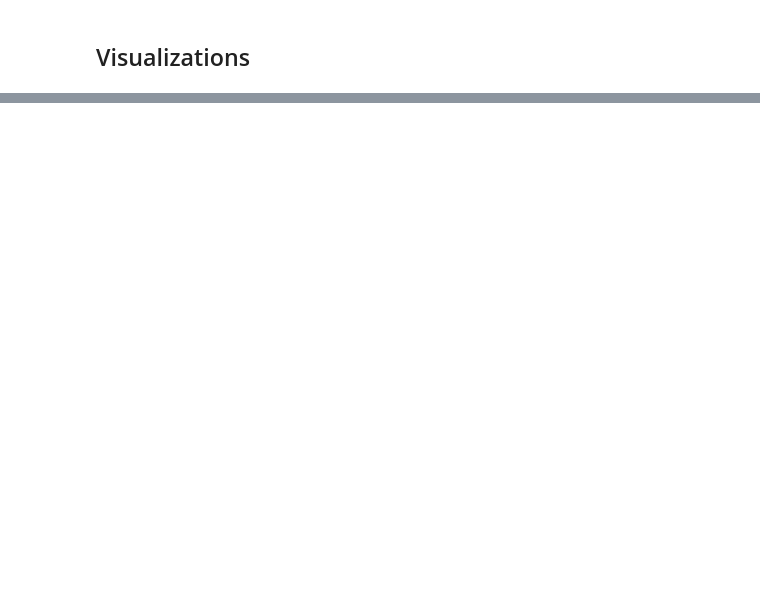
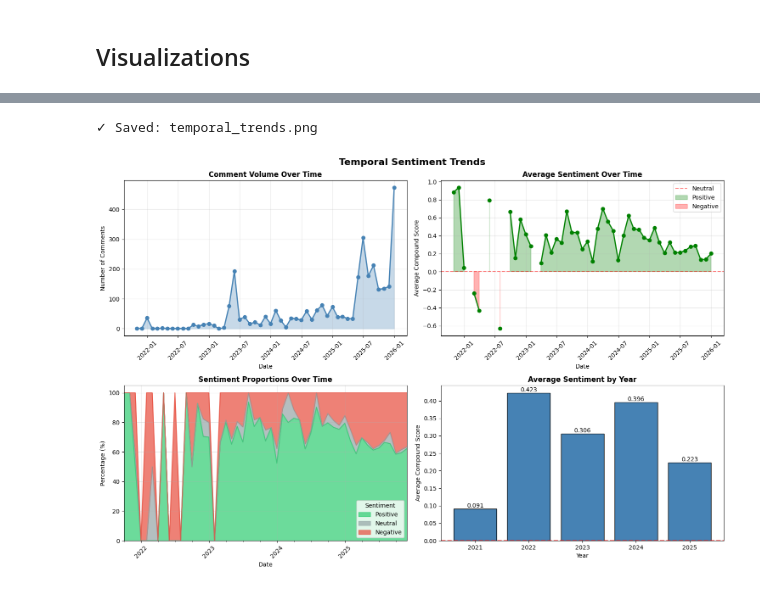
Before and after one commit to archishabhatt/AI_SentimentAnalysis, a Jupyter notebook: notebooks/ida_and_eda.ipynb, the cells around one changed output, grey strips where cells are left out. Saved outputs shown, nothing was run; the diff lists cells and outputs as text; code cells hidden in the pictures; blank space fills up the shorter version.

```diff
--- a/notebooks/ida_and_eda.ipynb
+++ b/notebooks/ida_and_eda.ipynb
@@ -570,0 +204,69 @@ ValueError: Mime type rendering requires nbformat>=4.2.0 but it is not installed
+# %%
+fig, axes = plt.subplots(2, 2, figsize=(15, 10))
+fig.suptitle('Temporal Sentiment Trends', fontsize=16, fontweight='bold')
+
+# 1. Comments Over Time
+ax = axes[0, 0]
+df_time = df.set_index('created_at').resample('M').size()
+ax.plot(df_time.index, df_time.values, marker='o', linewidth=2, color='steelblue')
+ax.fill_between(df_time.index, df_time.values, alpha=0.3, color='steelblue')
+ax.set_title('Comment Volume Over Time', fontweight='bold')
+ax.set_xlabel('Date')
+ax.set_ylabel('Number of Comments')
+ax.grid(True, alpha=0.3)
+plt.setp(ax.xaxis.get_majorticklabels(), rotation=45)
+
+# 2. Average Sentiment Over Time
+ax = axes[0, 1]
+df_sentiment = df.set_index('created_at').resample('M')['sentiment_compound'].mean()
+ax.plot(df_sentiment.index, df_sentiment.values, marker='o', linewidth=2, color='green')
+ax.axhline(0, color='red', linestyle='--', alpha=0.5, label='Neutral')
+ax.fill_between(df_sentiment.index, df_sentiment.values, 0,
+                where=(df_sentiment.values > 0), alpha=0.3, color='green', label='Positive')
+ax.fill_between(df_sentiment.index, df_sentiment.values, 0,
+                where=(df_sentiment.values < 0), alpha=0.3, color='red', label='Negative')
+ax.set_title('Average Sentiment Over Time', fontweight='bold')
+ax.set_xlabel('Date')
+ax.set_ylabel('Average Compound Score')
+ax.legend()
+ax.grid(True, alpha=0.3)
+plt.setp(ax.xaxis.get_majorticklabels(), rotation=45)
+
+# 3. Sentiment Proportions Over Time
+ax = axes[1, 0]
+df_sentiment_pct = df.set_index('created_at').resample('M').apply(
+    lambda x: pd.Series({
+        'Positive': (x['is_positive'].sum() / len(x)) * 100,
+        'Neutral': (x['is_neutral'].sum() / len(x)) * 100,
+        'Negative': (x['is_negative'].sum() / len(x)) * 100
+    })
+)
+df_sentiment_pct.plot(kind='area', stacked=True, ax=ax,
+                     color=['#2ecc71', '#95a5a6', '#e74c3c'], alpha=0.7)
+ax.set_title('Sentiment Proportions Over Time', fontweight='bold')
+ax.set_xlabel('Date')
+ax.set_ylabel('Percentage (%)')
+ax.legend(title='Sentiment')
+ax.grid(True, alpha=0.3)
+plt.setp(ax.xaxis.get_majorticklabels(), rotation=45)
+
+# 4. Yearly Sentiment Comparison
+ax = axes[1, 1]
+yearly_sentiment = df.groupby('year')['sentiment_compound'].mean()
+bars = ax.bar(yearly_sentiment.index, yearly_sentiment.values, color='steelblue', edgecolor='black')
+ax.axhline(0, color='red', linestyle='--', linewidth=2)
+ax.set_title('Average Sentiment by Year', fontweight='bold')
+ax.set_xlabel('Year')
+ax.set_ylabel('Average Compound Score')
+for bar in bars:
+    height = bar.get_height()
+    ax.text(bar.get_x() + bar.get_width()/2., height,
+            f'{height:.3f}', ha='center', va='bottom' if height > 0 else 'top')
+
+plt.tight_layout()
+plt.savefig('temporal_trends.png', dpi=300, bbox_inches='tight')
+print("✓ Saved: temporal_trends.png")
+plt.show()
+# %% [output]
+✓ Saved: temporal_trends.png
+[figure, added]
```
Also changed, not shown: parts of 14 cells of this notebook, 8 other files.
